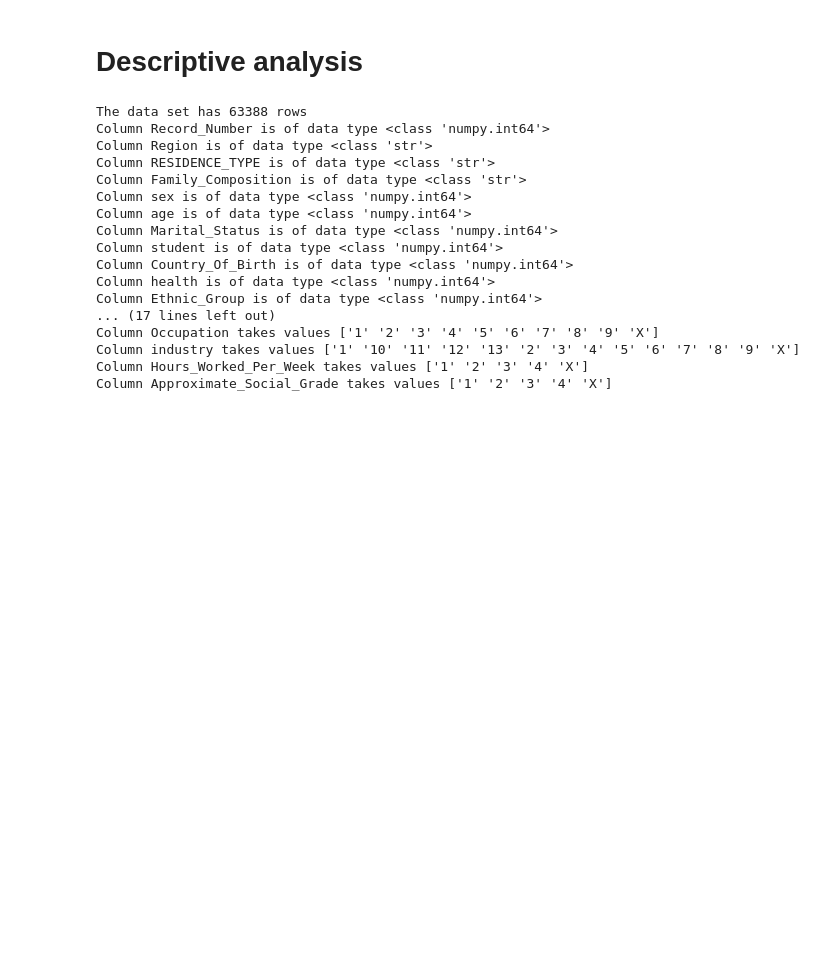
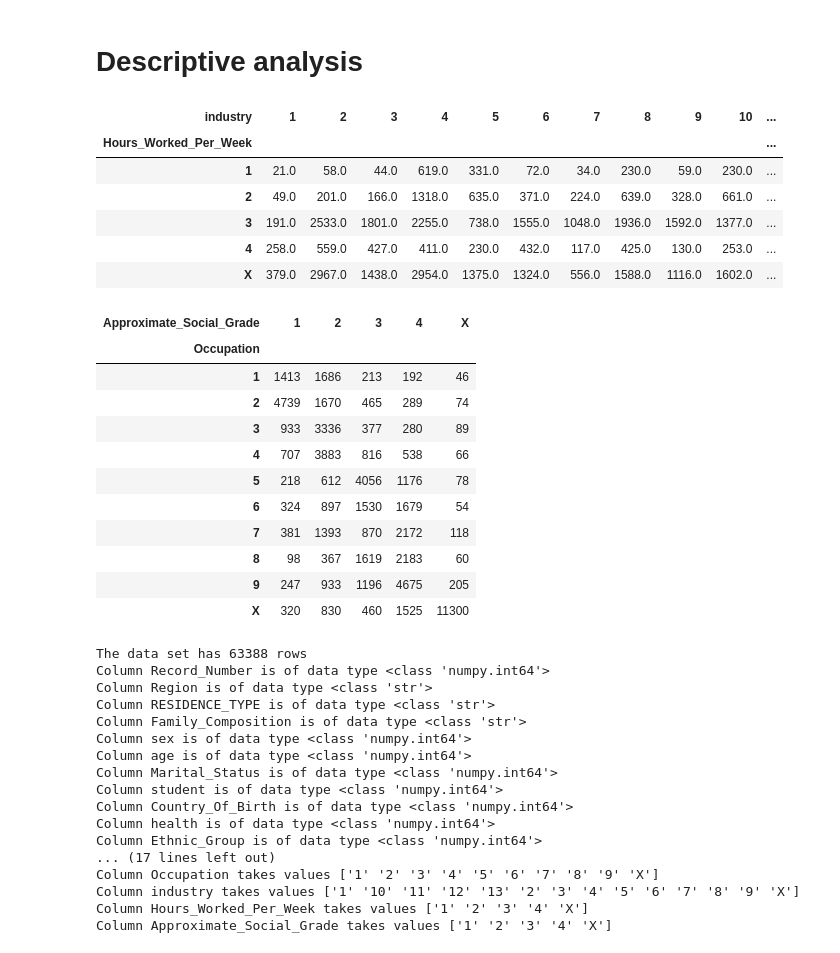
Before and after one commit to TMitchell3563/PFDAAV, a Jupyter notebook: code/data_description.ipynb, the cells around one changed output. Drawn from its saved outputs; the diff is of its cells as text; code cells hidden in the pictures; blank space fills up the shorter version.

```diff
--- a/code/data_description.ipynb
+++ b/code/data_description.ipynb
@@ -27,6 +27,42 @@ class DataDescriber:
             vals = self.df[i].unique()
             vals.sort()
             print(f'Column {i} takes values {vals}')
+
+    def grouped_no_records(self, col1, col2):
+        grouped_mi = self.df.groupby([col1, col2])['Record_Number'].count()
+        grouped_df = pd.DataFrame(grouped_mi).unstack()
+        grouped_df.columns = grouped_df.columns.droplevel()
+        if 'X' in grouped_df.columns:
+            sorted_cols = [str(x) for x in sorted([int(x) for x in grouped_df.columns if x != 'X'])]
+            sorted_cols.append('X')
+        else:
+            sorted_cols = sorted(grouped_df.columns)
+        grouped_df = grouped_df.reindex(sorted_cols, axis = 1)
+        display(grouped_df)
+# %%
+dd = DataDescriber('D:\\University\\Python for Data Analysis\\Repos\\PFDAAV\\data\\Scotland_teaching_file_1PCT_refined.csv')
+dd.grouped_no_records('Hours_Worked_Per_Week', 'industry')
+dd.grouped_no_records('Occupation', 'Approximate_Social_Grade')
+# %% [output]
+| industry | 1 | 2 | 3 | 4 | 5 | 6 | 7 | 8 | 9 | 10 | ... |
+| Hours_Worked_Per_Week |  |  |  |  |  |  |  |  |  |  | ... |
+| 1 | 21.0 | 58.0 | 44.0 | 619.0 | 331.0 | 72.0 | 34.0 | 230.0 | 59.0 | 230.0 | ... |
+| 2 | 49.0 | 201.0 | 166.0 | 1318.0 | 635.0 | 371.0 | 224.0 | 639.0 | 328.0 | 661.0 | ... |
+| 3 | 191.0 | 2533.0 | 1801.0 | 2255.0 | 738.0 | 1555.0 | 1048.0 | 1936.0 | 1592.0 | 1377.0 | ... |
+| 4 | 258.0 | 559.0 | 427.0 | 411.0 | 230.0 | 432.0 | 117.0 | 425.0 | 130.0 | 253.0 | ... |
+| X | 379.0 | 2967.0 | 1438.0 | 2954.0 | 1375.0 | 1324.0 | 556.0 | 1588.0 | 1116.0 | 1602.0 | ... |
+| Approximate_Social_Grade | 1 | 2 | 3 | 4 | X |
+| Occupation |  |  |  |  |  |
+| 1 | 1413 | 1686 | 213 | 192 | 46 |
+| 2 | 4739 | 1670 | 465 | 289 | 74 |
+| 3 | 933 | 3336 | 377 | 280 | 89 |
+| 4 | 707 | 3883 | 816 | 538 | 66 |
+| 5 | 218 | 612 | 4056 | 1176 | 78 |
+| 6 | 324 | 897 | 1530 | 1679 | 54 |
+| 7 | 381 | 1393 | 870 | 2172 | 118 |
+| 8 | 98 | 367 | 1619 | 2183 | 60 |
+| 9 | 247 | 933 | 1196 | 4675 | 205 |
+| X | 320 | 830 | 460 | 1525 | 11300 |
 # %%
 dd = DataDescriber('D:\\University\\Python for Data Analysis\\Repos\\PFDAAV\\data\\Scotland_teaching_file_1PCT_refined.csv')
 dd.no_records()
```
Also changed, not shown: 1 other file.
